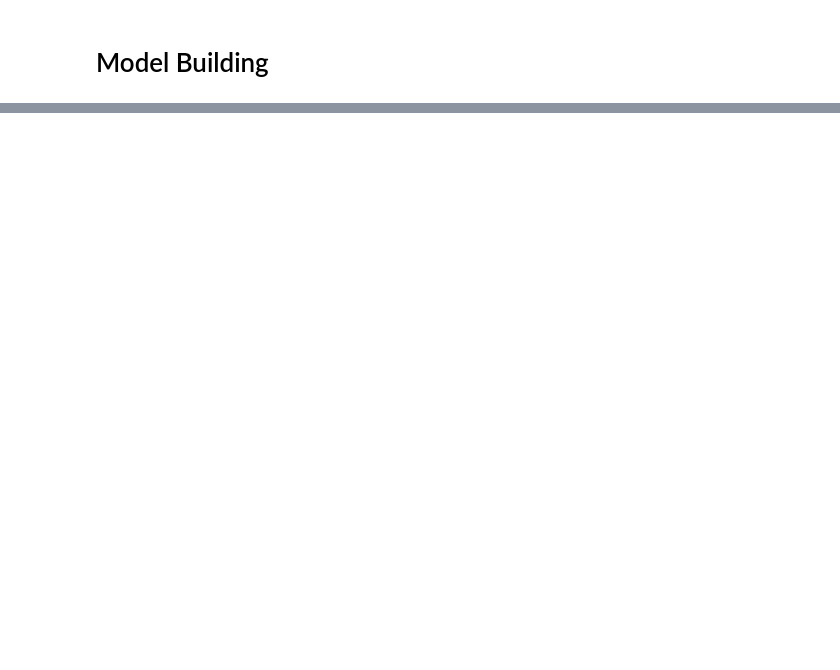
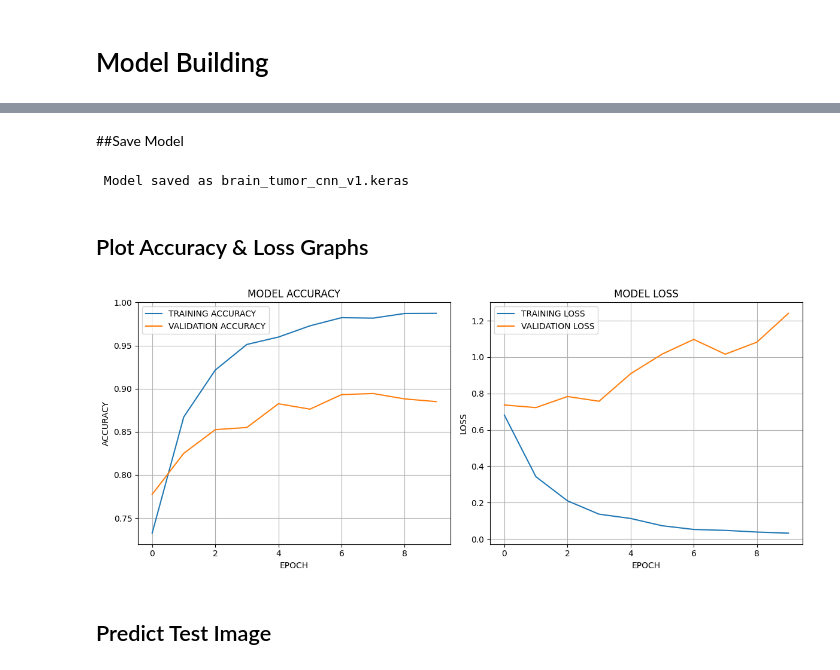
Before and after one commit to Govind-2004/Computer_Vision_Parallel_Project_Group_2, a Jupyter notebook: Group_2_CNN_Model.ipynb, the cells around one changed output, grey strips where cells are left out. Saved outputs shown, nothing was run; the diff lists cells and outputs as text; code cells hidden in the pictures; blank space fills up the shorter version.

Commit message:
Completed CNN model building and prediction

```diff
--- a/Group_2_CNN_Model.ipynb
+++ b/Group_2_CNN_Model.ipynb
@@ -212,0 +247,6 @@ plt.show()
+# %%
+# Compile the CNN Model
+
+model.compile(optimizer = 'adam',                         # Adam optimizer for efficient weight updates
+              loss = 'sparse_categorical_crossentropy',   # Suitable for multi-class classification with integer labels
+              metrics = ['accuracy'])                     # Tracks classification accuracy during training
@@ -212,0 +261,4 @@ plt.show()
+# %%
+history = model.fit(train_dataset,
+                    validation_data = test_dataset,
+                    epochs = 10)
@@ -212,0 +286,2 @@ plt.show()
+# %% [markdown]
+##Save Model
@@ -212,0 +292,39 @@ plt.show()
+# %%
+# Confirmation Message
+
+print("\n Model saved as brain_tumor_cnn_v1.keras")
+# %% [output]
+ Model saved as brain_tumor_cnn_v1.keras
+# %% [markdown]
+## Plot Accuracy & Loss Graphs
+# %%
+# Visualize Model Performance
+
+plt.figure(figsize=(12,5))
+
+# Accuracy Graph
+plt.subplot(1,2,1)
+plt.plot(history.history['accuracy'], label='TRAINING ACCURACY')
+plt.plot(history.history['val_accuracy'], label='VALIDATION ACCURACY')
+plt.title('MODEL ACCURACY')
+plt.xlabel('EPOCH')
+plt.ylabel('ACCURACY')
+plt.legend()
+plt.grid(True)
+
+# Loss Graph
+plt.subplot(1,2,2)
+plt.plot(history.history['loss'], label='TRAINING LOSS')
+plt.plot(history.history['val_loss'], label='VALIDATION LOSS')
+plt.title('MODEL LOSS')
+plt.xlabel('EPOCH')
+plt.ylabel('LOSS')
+plt.legend()
+plt.grid(True)
+
+plt.tight_layout()
+plt.show()
+# %% [output]
+[figure, added]
+# %% [markdown]
+## Predict Test Image
```
Also changed, not shown: parts of 21 cells of this notebook.
